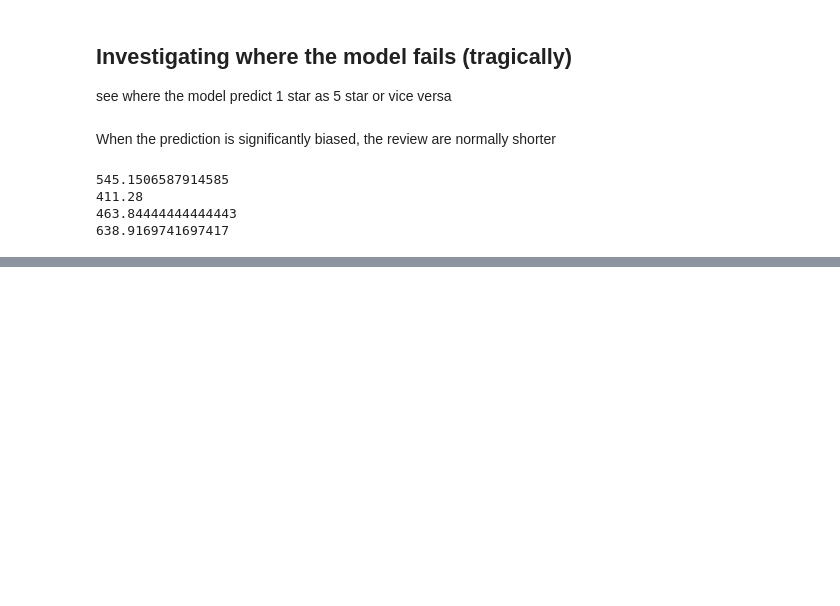
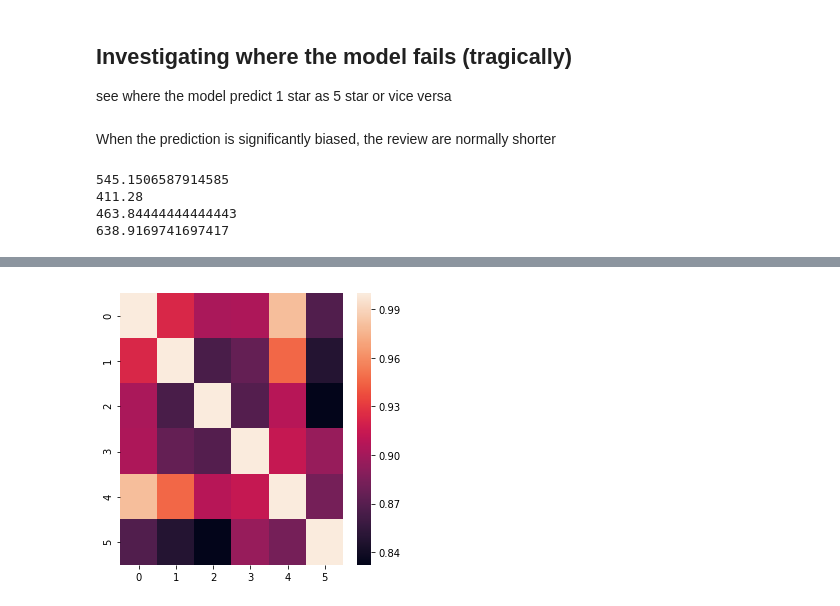
Before and after one commit to XC-Li/Yelp_review_sentiment_modeling, a Jupyter notebook: bag_of_words_model_v2.ipynb, the cells around one changed output, grey strips where cells are left out. Drawn from its saved outputs; the diff is of its cells as text; code cells hidden in the pictures; blank space fills up the shorter version.

```diff
--- a/bag_of_words_model_v2.ipynb
+++ b/bag_of_words_model_v2.ipynb
@@ -579,0 +631,4 @@ array(['management', 'rude', 'worst', 'hour', 'missing', 'per', 'owners',
+# %%
+cosine_sim_5star = calculate_cosine_similarity(5)
+# %% [output]
+[figure, added]
```
Also changed, not shown: parts of 10 cells of this notebook.
